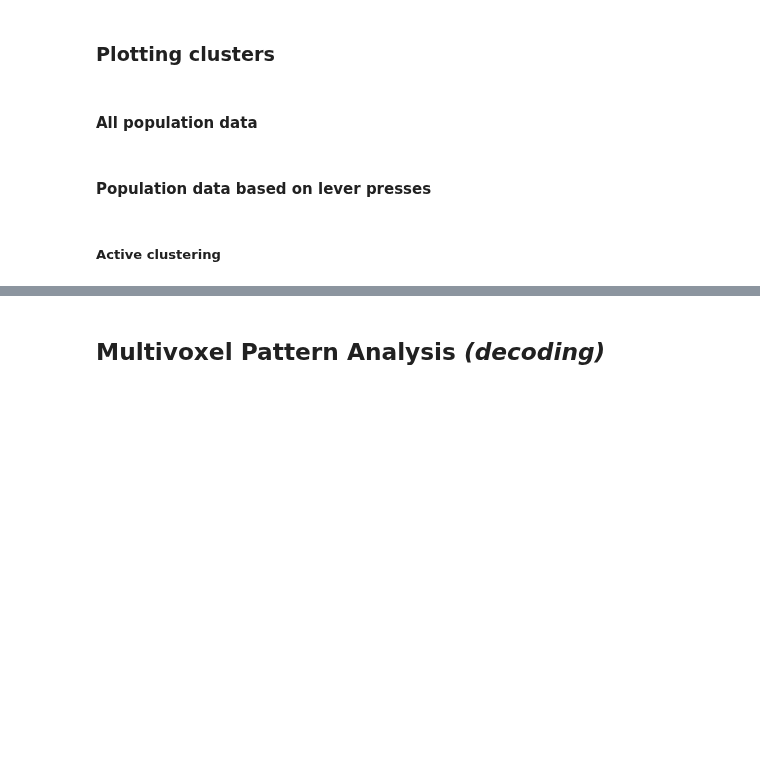
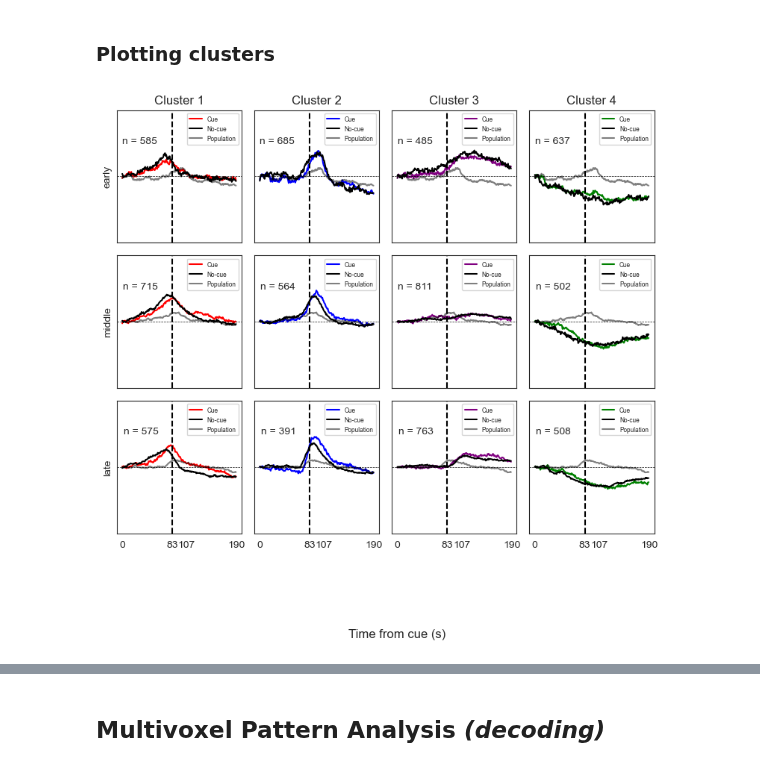
Before and after one commit to datasiansalsa/PFC_Self-Admin_Analysis, a Jupyter notebook: cue-analysis/acquisition/ACQ_cue_analysis_JJB.ipynb, the cells around one changed output, grey strips where cells are left out. Drawn from its saved outputs; the diff is of its cells as text; code cells hidden in the pictures; blank space fills up the shorter version.

```diff
--- a/cue-analysis/acquisition/ACQ_cue_analysis_JJB.ipynb
+++ b/cue-analysis/acquisition/ACQ_cue_analysis_JJB.ipynb
@@ -1146,5 +1061,3 @@ from patsy import (ModelDesc, EvalEnvironment, Term, EvalFactor, LookupFactor, d
 import matplotlib.pyplot as plt
 # %% [markdown]
 ### Plotting clusters
-# %% [markdown]
-#### All population data
@@ -1184,7 +1064,7 @@ print('All labels shape:', all_newlabels.shape)
 # %%
-#cluster heatmaps
+#cluster heatmaps for cue
 
-sessions = ['early', 'middle', 'late', 'all'] ###SET TO THE DIFFERENT TIME POINTS THAT WERE USED FOR TRACKING
+sessions = ['early', 'middle', 'late'] ###SET TO THE DIFFERENT TIME POINTS THAT WERE USED FOR TRACKING
 numclusters = 4 ###SET TO NUMBER OF CLUSTERS FOR DATASET
 uniquelabels = np.arange(numclusters)
 
@@ -1212,16 +1092,13 @@ numneuronsincluster = np.nan*np.ones((len(uniquelabels),))
 for cluster, cluster in enumerate(uniquelabels):
     for s, session in enumerate(sessions):
         if session == 'early':
-            temp = early_populationdata[np.where(early_newlabels==cluster)[0],:]
+            temp = early_cue[np.where(early_newlabels==cluster)[0],:]
             temp = temp[np.where(np.isfinite(temp[:,0]))[0],:]
         elif session == 'middle':
-            temp = middle_populationdata[np.where(middle_newlabels==cluster)[0],:]
+            temp = middle_cue[np.where(middle_newlabels==cluster)[0],:]
             temp = temp[np.where(np.isfinite(temp[:,0]))[0],:]
         elif session == 'late':
-            temp = late_populationdata[np.where(late_newlabels==cluster)[0],:]
-            temp = temp[np.where(np.isfinite(temp[:,0]))[0],:]
-        elif session == 'all':
-            temp = all_populationdata[np.where(all_newlabels==cluster)[0],:]
+            temp = late_cue[np.where(late_newlabels==cluster)[0],:]
             temp = temp[np.where(np.isfinite(temp[:,0]))[0],:]
         numneuronsincluster[cluster] = temp.shape[0]
         sortresponse = np.argsort(np.mean(temp[:,sortwindow[cluster][0]:sortwindow[cluster][1]], axis=1))[::-1]
@@ -1277,46 +1154,57 @@ colors_for_key = ['red','blue','purple','green']
 for cluster, cluster in enumerate(uniquelabels):
     for s, session in enumerate(sessions):
         if session == 'early':
-            temp = early_populationdata[np.where(early_newlabels==cluster)[0],:]
-            temp = temp[np.where(np.isfinite(temp[:,0]))[0],:] #FIXME
+            temp = early_cue[np.where(early_newlabels==cluster)[0],:]
+            temp1 = temp[np.where(np.isfinite(temp[:,0]))[0],:]
+            temp = early_no_cue[np.where(early_newlabels==cluster)[0],:]
+            temp2 = temp[np.where(np.isfinite(temp[:,0]))[0],:]
+            temp3 = early_cue_mean
         elif session == 'middle':
-            temp = middle_populationdata[np.where(middle_newlabels==cluster)[0],:]
-            temp = temp[np.where(np.isfinite(temp[:,0]))[0],:] #FIXME
+            temp = middle_cue[np.where(middle_newlabels==cluster)[0],:]
+            temp1 = temp[np.where(np.isfinite(temp[:,0]))[0],:]
+            temp = middle_no_cue[np.where(middle_newlabels==cluster)[0],:]
+            temp2 = temp[np.where(np.isfinite(temp[:,0]))[0],:]
+            temp3 = middle_cue_mean
         elif session == 'late':
-            temp = late_populationdata[np.where(late_newlabels==cluster)[0],:]
-            temp = temp[np.where(np.isfinite(temp[:,0]))[0],:] #FIXME
-        elif session == 'all':
-            temp = all_populationdata[np.where(all_newlabels==cluster)[0],:]
-            temp = temp[np.where(np.isfinite(temp[:,0]))[0],:] #FIXME
+            temp = late_cue[np.where(late_newlabels==cluster)[0],:]
+            temp1 = temp[np.where(np.isfinite(temp[:,0]))[0],:]
+            temp = late_no_cue[np.where(late_newlabels==cluster)[0],:]
+            temp2 = temp[np.where(np.isfinite(temp[:,0]))[0],:]
+            temp3 = late_cue_mean
         numneuronsincluster[cluster] = temp.shape[0]
-        temp = np.mean(temp, axis = 0)
-        sns.lineplot(data = temp, dashes = False, color = colors_for_key[s],
-                    ax=axs[s, cluster])
+        c1 = np.mean(temp1, axis = 0)
+        c2 = np.mean(temp2, axis=0)
+        axs[s, cluster].plot(c1, color=colors_for_key[cluster])
+        axs[s, cluster].plot(c2, color='k')
+        axs[s, cluster].plot(temp3, color='k', alpha=.5)
+        axs[s, cluster].legend(['Cue', 'No-cue', 'Population'], fontsize=6)
 
         axs[s, cluster].grid(False)
         if s==len(sessions)-1:
             axs[s, cluster].set_xticks([0, pre_window_size, infusionframe, window_size])
         else:
             axs[s, cluster].set_xticks([])
         axs[s, cluster].tick_params(width=0.5)
         axs[s, cluster].set_yticks([])
         axs[s, cluster].set(ylim=(-.2, .2))
         axs[s, cluster].text(x = s, y = .1, s = 'n = %d'%(numneuronsincluster[cluster]))
 
         axs[s, cluster].axvline(pre_window_size, linestyle='--', color='k', linewidth=1.5)
         axs[s, cluster].axhline(0, linestyle='--', color='k', linewidth=0.5)
         if cluster==0:
             axs[s, 0].set_ylabel(session)
     axs[0, cluster].set_title('Cluster %d'%(cluster+1))
 
 fig.text(0.5, 0.05, 'Time from cue (s)', fontsize=12,horizontalalignment='center', verticalalignment='center', rotation='horizontal')
 fig.tight_layout()
 
 fig.subplots_adjust(wspace=0.1, hspace=0.1)
 fig.subplots_adjust(left=0.03)
 fig.subplots_adjust(right=0.93)
 fig.subplots_adjust(bottom=0.2)
 fig.subplots_adjust(top=0.83)
+# %% [output]
+[figure, added]
 # %%
 #save fig
 #fig.savefig(os.path.join(results, 'PFC_HEROIN_SA_Acquisition_active-all_clusters_polylines.PDF'), format='PDF')
@@ -1324,7 +1212,3 @@ fig.subplots_adjust(top=0.83)
 
 fig.savefig(os.path.join(results, 'PFC_HEROIN_SA_Acquisition_inactive-all_clusters_polylines.PDF'), format='PDF')
 fig.savefig(os.path.join(results, 'PFC_HEROIN_SA_Acquisition_inactive-all_clusters_polylines.PNG'), format='PNG')
-# %% [markdown]
-#### Population data based on lever presses
-# %% [markdown]
-##### Active clustering
```
Also changed, not shown: parts of 28 cells of this notebook, 1 other file.
